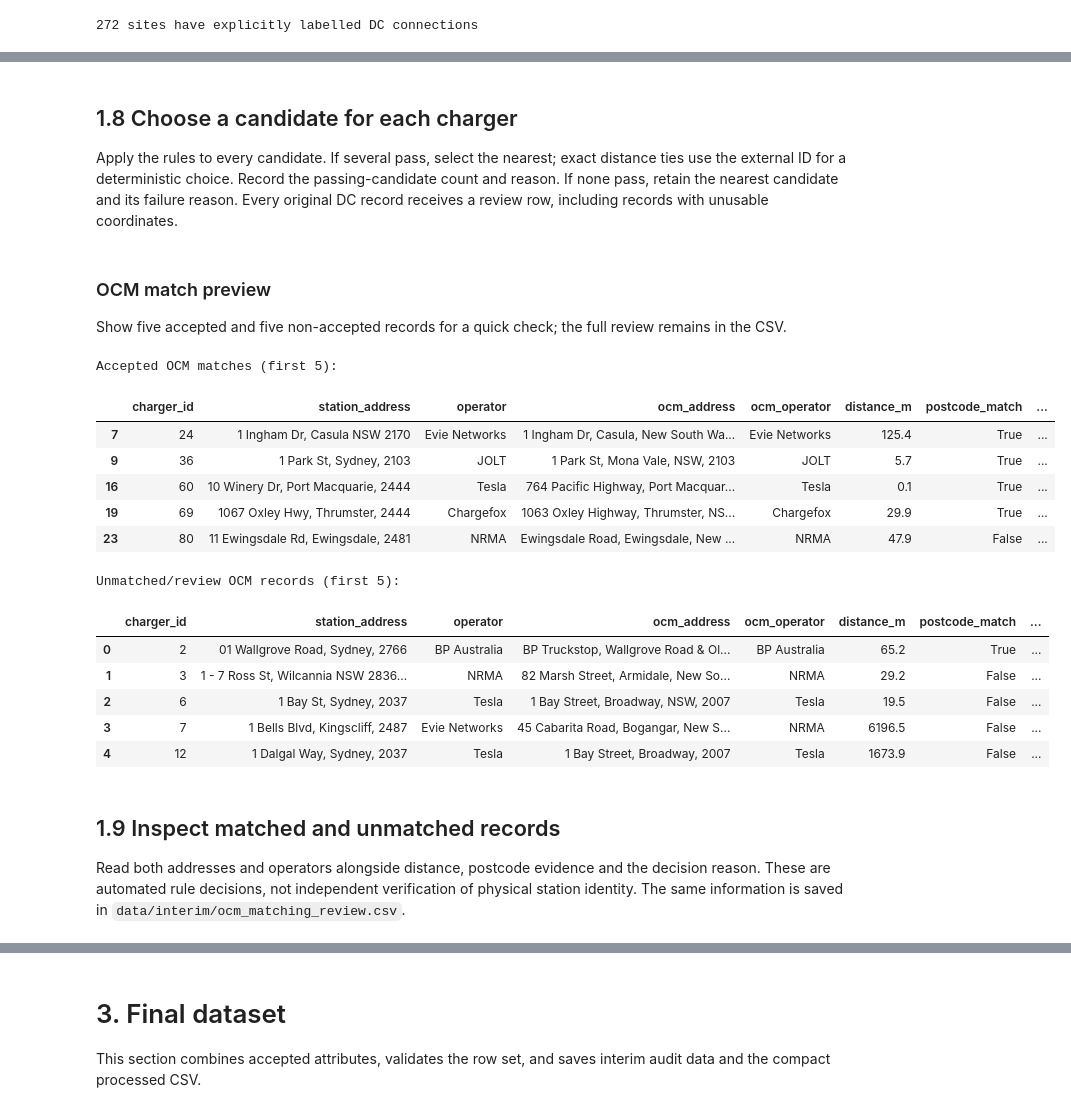
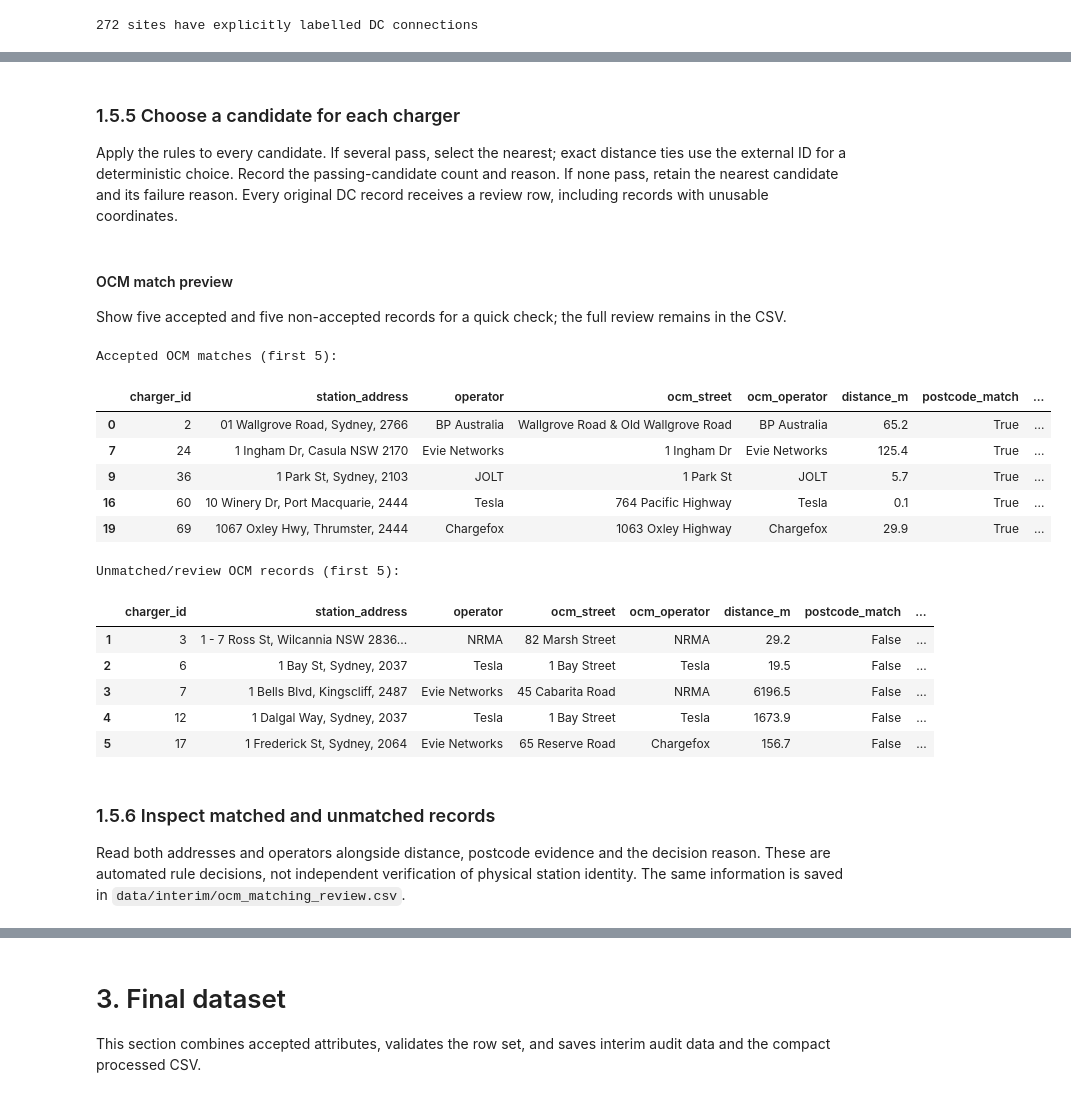
Before and after one commit to AtiwatL/COMP5339, a Jupyter notebook: 03_data_augmentation.ipynb, the cells around one changed output, grey strips where cells are left out. Drawn from its saved outputs; the diff is of its cells as text; code cells hidden in the pictures.

Commit message:
Edit task 3

```diff
--- a/03_data_augmentation.ipynb
+++ b/03_data_augmentation.ipynb
@@ -503,33 +729,27 @@ def split_street_address(value):
     return number, street.group(1) if street else name
 # %%
 def address_evidence(charger, candidate, distance):
-    """Calculate address, postcode and DC evidence without making a match decision."""
-    # Compare the street portion separately from suburb/state formatting.
-    source_street = clean_text(charger["station_address"]).split(",")[0]
-    candidate_street = clean_text(candidate["ocm_street"])
-    street_similarity = SequenceMatcher(
-        None, normalise_address(source_street), normalise_address(candidate_street)
-    ).ratio()
-    source_number, source_name = split_street_address(source_street)
-    candidate_number, candidate_name = split_street_address(candidate_street)
+    """
+    Compare one TfNSW charger with one OCM candidate and return the evidence.
+
+    This function calculates street-number agreement, street-name similarity,
+    postcode conflict, distance, and DC confirmation. It records evidence only;
+    `match_compare()` makes the final accept, review, or reject decision.
+    """
+    # Split both addresses into an optional house number and normalized street.
+    source_number, source_name = split_street_address(charger["station_address"])
+    candidate_number, candidate_name = split_street_address(candidate["ocm_street"])
+     # Street numbers can be compared only when both sources provide one.
     both_numbered = bool(source_number and candidate_number)
     street_number_match = both_numbered and source_number == candidate_number
     street_number_conflict = both_numbered and source_number != candidate_number
+    # Compare only street names because house numbers are optional evidence.
     street_name_similarity = (
         SequenceMatcher(None, source_name, candidate_name).ratio()
         if source_name and candidate_name
         else 0.0
     )
 
-    address_match_method = (
-        "number_and_street" if both_numbered else "street_name_missing_number"
-    )
-    # Keep full addresses in the review output even though street text drives this rule.
-    address_similarity = SequenceMatcher(
-        None,
-        normalise_address(charger["station_address"]),
-        normalise_address(candidate["ocm_street"]),
-    ).ratio()
     source_postcode = clean_text(charger["postcode"])
     candidate_postcode = clean_text(candidate["ocm_postcode"])
     postcode_conflict = bool(
@@ -550,9 +770,6 @@ def address_evidence(charger, candidate, distance):
         "ocm_street_number": candidate_number,
         "street_number_conflict": street_number_conflict,
         "street_name_similarity": street_name_similarity,
-        "address_match_method": address_match_method,
-        "street_similarity": street_similarity,
-        "address_similarity": address_similarity,
         "postcode_conflict": postcode_conflict,
         "dc_confirmed": bool(candidate["ocm_dc_confirmed"]),
     }
@@ -673,4 +1021,5 @@ Ordering by OCM ID breaks equal-distance display ties; it does not establish a m
 # %%
+#check valid geographic values
 valid_ocm = ocm_locations.loc[
     ocm_locations.ocm_latitude.between(-90, 90)
     & ocm_locations.ocm_longitude.between(-180, 180)
@@ -691,12 +1040,6 @@ with duckdb.connect() as spatial_con:
     spatial_con.register("dc_input", dc_chargers)
     spatial_con.register("ocm_input", valid_ocm)
 
-    # ST_Distance_Spheroid takes WGS84 POINT_2D values in LATITUDE, LONGITUDE
-    # order. This differs from the longitude/latitude geometries used in Task 2.
-    # It measures on the WGS84 ellipsoid, unlike ST_Distance on degree coordinates.
-    # SQL first measures each pair, then ranks candidates separately for each charger.
-    # Keep all candidates within the radius AND the nearest site for unmatched review.
-    # At this dataset size (~431 x 380) evaluating all pairs is inexpensive.
     spatial_candidates = spatial_con.execute(
         """
         WITH dc_points AS (
@@ -716,7 +1059,7 @@ with duckdb.connect() as spatial_con:
             CROSS JOIN ocm_points AS o
         ), ranked AS (
             SELECT *, ROW_NUMBER() OVER (
-                PARTITION BY charger_id ORDER BY distance_m, ocm_id
+                PARTITION BY charger_id ORDER BY distance_m
             ) AS distance_rank
             FROM distances
         )
@@ -728,7 +1071,7 @@ with duckdb.connect() as spatial_con:
         [MATCH_RADIUS_M],
     ).df()
 # %% [markdown]
-## 1.8 Choose a candidate for each charger
+### 1.5.5 Choose a candidate for each charger
 
 Apply the rules to every candidate. If several pass, select the nearest; exact distance ties
 use the external ID for a deterministic choice. Record the passing-candidate count and reason. If none pass, retain the nearest candidate and its failure reason.
@@ -827,41 +1172,41 @@ match_matches = pd.DataFrame(match_rows)
 match_review = pd.DataFrame(review_rows)
 match_candidates = pd.DataFrame(candidate_rows)
 # %% [markdown]
-### OCM match preview
+#### OCM match preview
 Show five accepted and five non-accepted records for a quick check; the full review remains in the CSV.
 # %%
 preview_columns = [
     "charger_id", "station_address", "operator",
-    "ocm_address", "ocm_operator", "distance_m",
+    "ocm_street", "ocm_operator", "distance_m",
     "postcode_match", "match_status", "match_reason",
 ]
 accepted_preview = match_review.loc[
     match_review.match_status.eq("accepted"), preview_columns
 ].head(5)
 unmatched_preview = match_review.loc[
     ~match_review.match_status.eq("accepted"), preview_columns
 ].head(5)
 print("Accepted OCM matches (first 5):")
 display(accepted_preview.round({"distance_m": 1}))
 print("Unmatched/review OCM records (first 5):")
 display(unmatched_preview.round({"distance_m": 1}))
 # %% [output]
 Accepted OCM matches (first 5):
-|  | charger_id | station_address | operator | ocm_address | ocm_operator | distance_m | postcode_match | ... |
-| 7 | 24 | 1 Ingham Dr, Casula NSW 2170 | Evie Networks | 1 Ingham Dr, Casula, New South Wa... | Evie Networks | 125.4 | True | ... |
-| 9 | 36 | 1 Park St, Sydney, 2103 | JOLT | 1 Park St, Mona Vale, NSW, 2103 | JOLT | 5.7 | True | ... |
-| 16 | 60 | 10 Winery Dr, Port Macquarie, 2444 | Tesla | 764 Pacific Highway, Port Macquar... | Tesla | 0.1 | True | ... |
-| 19 | 69 | 1067 Oxley Hwy, Thrumster, 2444 | Chargefox | 1063 Oxley Highway, Thrumster, NS... | Chargefox | 29.9 | True | ... |
-| 23 | 80 | 11 Ewingsdale Rd, Ewingsdale, 2481 | NRMA | Ewingsdale Road, Ewingsdale, New ... | NRMA | 47.9 | False | ... |
+|  | charger_id | station_address | operator | ocm_street | ocm_operator | distance_m | postcode_match | ... |
+| 0 | 2 | 01 Wallgrove Road, Sydney, 2766 | BP Australia | Wallgrove Road & Old Wallgrove Road | BP Australia | 65.2 | True | ... |
+| 7 | 24 | 1 Ingham Dr, Casula NSW 2170 | Evie Networks | 1 Ingham Dr | Evie Networks | 125.4 | True | ... |
+| 9 | 36 | 1 Park St, Sydney, 2103 | JOLT | 1 Park St | JOLT | 5.7 | True | ... |
+| 16 | 60 | 10 Winery Dr, Port Macquarie, 2444 | Tesla | 764 Pacific Highway | Tesla | 0.1 | True | ... |
+| 19 | 69 | 1067 Oxley Hwy, Thrumster, 2444 | Chargefox | 1063 Oxley Highway | Chargefox | 29.9 | True | ... |
 Unmatched/review OCM records (first 5):
-|  | charger_id | station_address | operator | ocm_address | ocm_operator | distance_m | postcode_match | ... |
-| 0 | 2 | 01 Wallgrove Road, Sydney, 2766 | BP Australia | BP Truckstop, Wallgrove Road & Ol... | BP Australia | 65.2 | True | ... |
-| 1 | 3 | 1 - 7 Ross St, Wilcannia NSW 2836... | NRMA | 82 Marsh Street, Armidale, New So... | NRMA | 29.2 | False | ... |
-| 2 | 6 | 1 Bay St, Sydney, 2037 | Tesla | 1 Bay Street, Broadway, NSW, 2007 | Tesla | 19.5 | False | ... |
-| 3 | 7 | 1 Bells Blvd, Kingscliff, 2487 | Evie Networks | 45 Cabarita Road, Bogangar, New S... | NRMA | 6196.5 | False | ... |
-| 4 | 12 | 1 Dalgal Way, Sydney, 2037 | Tesla | 1 Bay Street, Broadway, 2007 | Tesla | 1673.9 | False | ... |
+|  | charger_id | station_address | operator | ocm_street | ocm_operator | distance_m | postcode_match | ... |
+| 1 | 3 | 1 - 7 Ross St, Wilcannia NSW 2836... | NRMA | 82 Marsh Street | NRMA | 29.2 | False | ... |
+| 2 | 6 | 1 Bay St, Sydney, 2037 | Tesla | 1 Bay Street | Tesla | 19.5 | False | ... |
+| 3 | 7 | 1 Bells Blvd, Kingscliff, 2487 | Evie Networks | 45 Cabarita Road | NRMA | 6196.5 | False | ... |
+| 4 | 12 | 1 Dalgal Way, Sydney, 2037 | Tesla | 1 Bay Street | Tesla | 1673.9 | False | ... |
+| 5 | 17 | 1 Frederick St, Sydney, 2064 | Evie Networks | 65 Reserve Road | Chargefox | 156.7 | False | ... |
 # %% [markdown]
-## 1.9 Inspect matched and unmatched records
+### 1.5.6 Inspect matched and unmatched records
 
 Read both addresses and operators alongside distance, postcode evidence and the decision reason.
 These are automated rule decisions, not independent verification of physical station identity.
```
Also changed, not shown: parts of 63 cells of this notebook.
